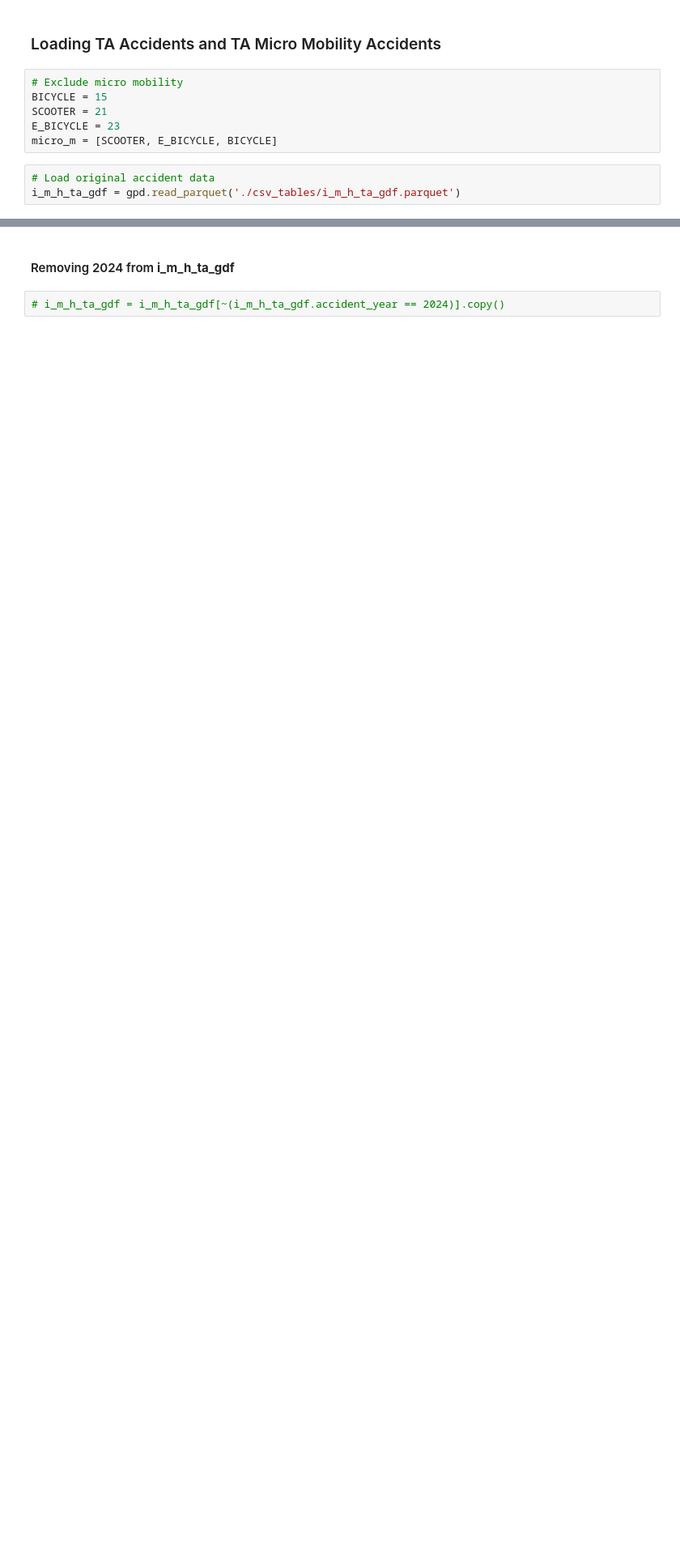
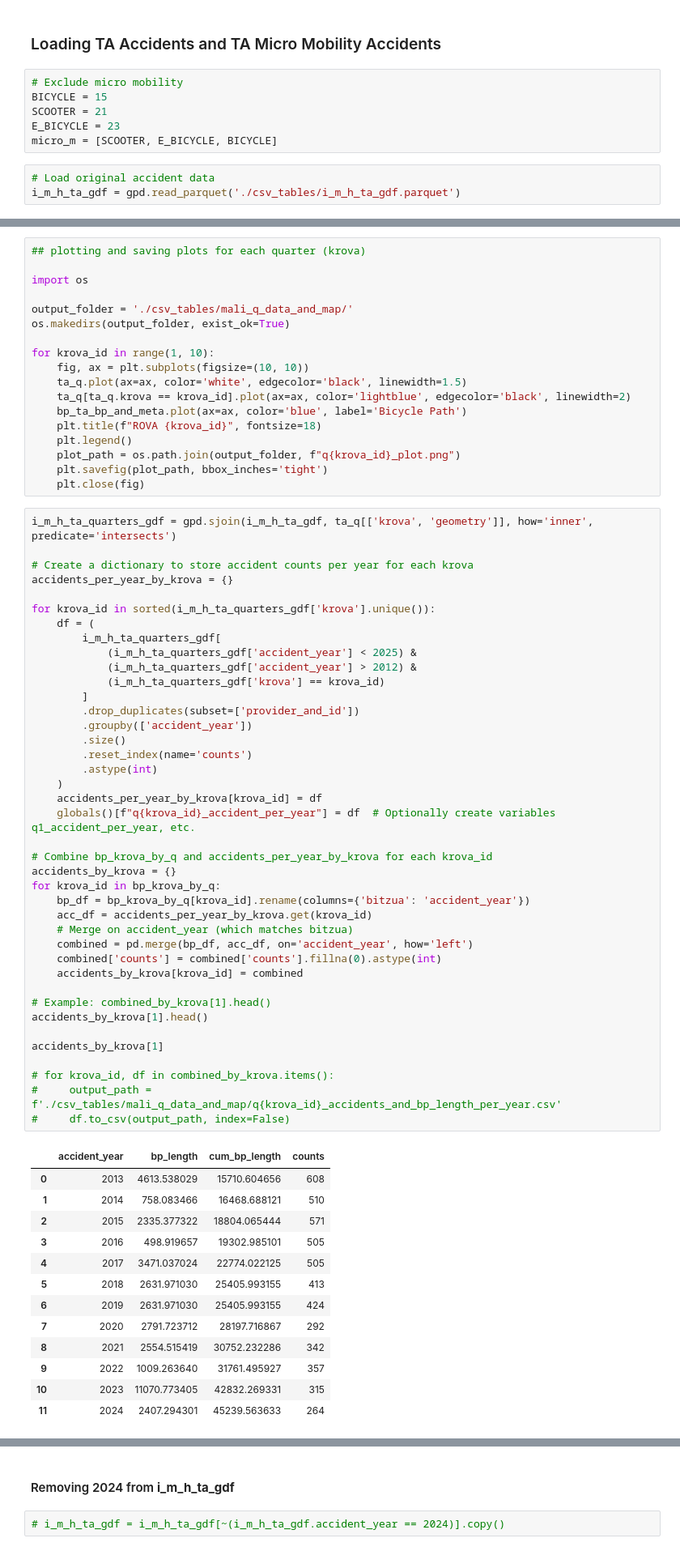
Before and after one commit to tryko/anyway, a Jupyter notebook: 03_EDA_TA.ipynb, the cells around one changed output, grey strips where cells are left out. Shown at 81% size. Cells and saved outputs as stored; diff of their text form; blank space fills up the shorter version.

```diff
--- a/03_EDA_TA.ipynb
+++ b/03_EDA_TA.ipynb
@@ -89,0 +328,72 @@ i_m_h_ta_gdf = gpd.read_parquet('./csv_tables/i_m_h_ta_gdf.parquet')
+# %%
+## plotting and saving plots for each quarter (krova)
+
+import os
+
+output_folder = './csv_tables/mali_q_data_and_map/'
+os.makedirs(output_folder, exist_ok=True)
+
+for krova_id in range(1, 10):
+    fig, ax = plt.subplots(figsize=(10, 10))
+    ta_q.plot(ax=ax, color='white', edgecolor='black', linewidth=1.5)
+    ta_q[ta_q.krova == krova_id].plot(ax=ax, color='lightblue', edgecolor='black', linewidth=2)
+    bp_ta_bp_and_meta.plot(ax=ax, color='blue', label='Bicycle Path')
+    plt.title(f"ROVA {krova_id}", fontsize=18)
+    plt.legend()
+    plot_path = os.path.join(output_folder, f"q{krova_id}_plot.png")
+    plt.savefig(plot_path, bbox_inches='tight')
+    plt.close(fig)
+# %%
+i_m_h_ta_quarters_gdf = gpd.sjoin(i_m_h_ta_gdf, ta_q[['krova', 'geometry']], how='inner', predicate='intersects')
+
+# Create a dictionary to store accident counts per year for each krova
+accidents_per_year_by_krova = {}
+
+for krova_id in sorted(i_m_h_ta_quarters_gdf['krova'].unique()):
+    df = (
+        i_m_h_ta_quarters_gdf[
+            (i_m_h_ta_quarters_gdf['accident_year'] < 2025) &
+            (i_m_h_ta_quarters_gdf['accident_year'] > 2012) &
+            (i_m_h_ta_quarters_gdf['krova'] == krova_id)
+        ]
+        .drop_duplicates(subset=['provider_and_id'])
+        .groupby(['accident_year'])
+        .size()
+        .reset_index(name='counts')
+        .astype(int)
+    )
+    accidents_per_year_by_krova[krova_id] = df
+    globals()[f"q{krova_id}_accident_per_year"] = df  # Optionally create variables q1_accident_per_year, etc.
+
+# Combine bp_krova_by_q and accidents_per_year_by_krova for each krova_id
+accidents_by_krova = {}
+for krova_id in bp_krova_by_q:
+    bp_df = bp_krova_by_q[krova_id].rename(columns={'bitzua': 'accident_year'})
+    acc_df = accidents_per_year_by_krova.get(krova_id)
+    # Merge on accident_year (which matches bitzua)
+    combined = pd.merge(bp_df, acc_df, on='accident_year', how='left')
+    combined['counts'] = combined['counts'].fillna(0).astype(int)
+    accidents_by_krova[krova_id] = combined
+
+# Example: combined_by_krova[1].head()
+accidents_by_krova[1].head()
+
+accidents_by_krova[1]
+
+# for krova_id, df in combined_by_krova.items():
+#     output_path = f'./csv_tables/mali_q_data_and_map/q{krova_id}_accidents_and_bp_length_per_year.csv'
+#     df.to_csv(output_path, index=False)
+# %% [output]
+|  | accident_year | bp_length | cum_bp_length | counts |
+| 0 | 2013 | 4613.538029 | 15710.604656 | 608 |
+| 1 | 2014 | 758.083466 | 16468.688121 | 510 |
+| 2 | 2015 | 2335.377322 | 18804.065444 | 571 |
+| 3 | 2016 | 498.919657 | 19302.985101 | 505 |
+| 4 | 2017 | 3471.037024 | 22774.022125 | 505 |
+| 5 | 2018 | 2631.971030 | 25405.993155 | 413 |
+| 6 | 2019 | 2631.971030 | 25405.993155 | 424 |
+| 7 | 2020 | 2791.723712 | 28197.716867 | 292 |
+| 8 | 2021 | 2554.515419 | 30752.232286 | 342 |
+| 9 | 2022 | 1009.263640 | 31761.495927 | 357 |
+| 10 | 2023 | 11070.773405 | 42832.269331 | 315 |
+| 11 | 2024 | 2407.294301 | 45239.563633 | 264 |
```
Also changed, not shown: parts of 66 cells of this notebook, 18 other files.
